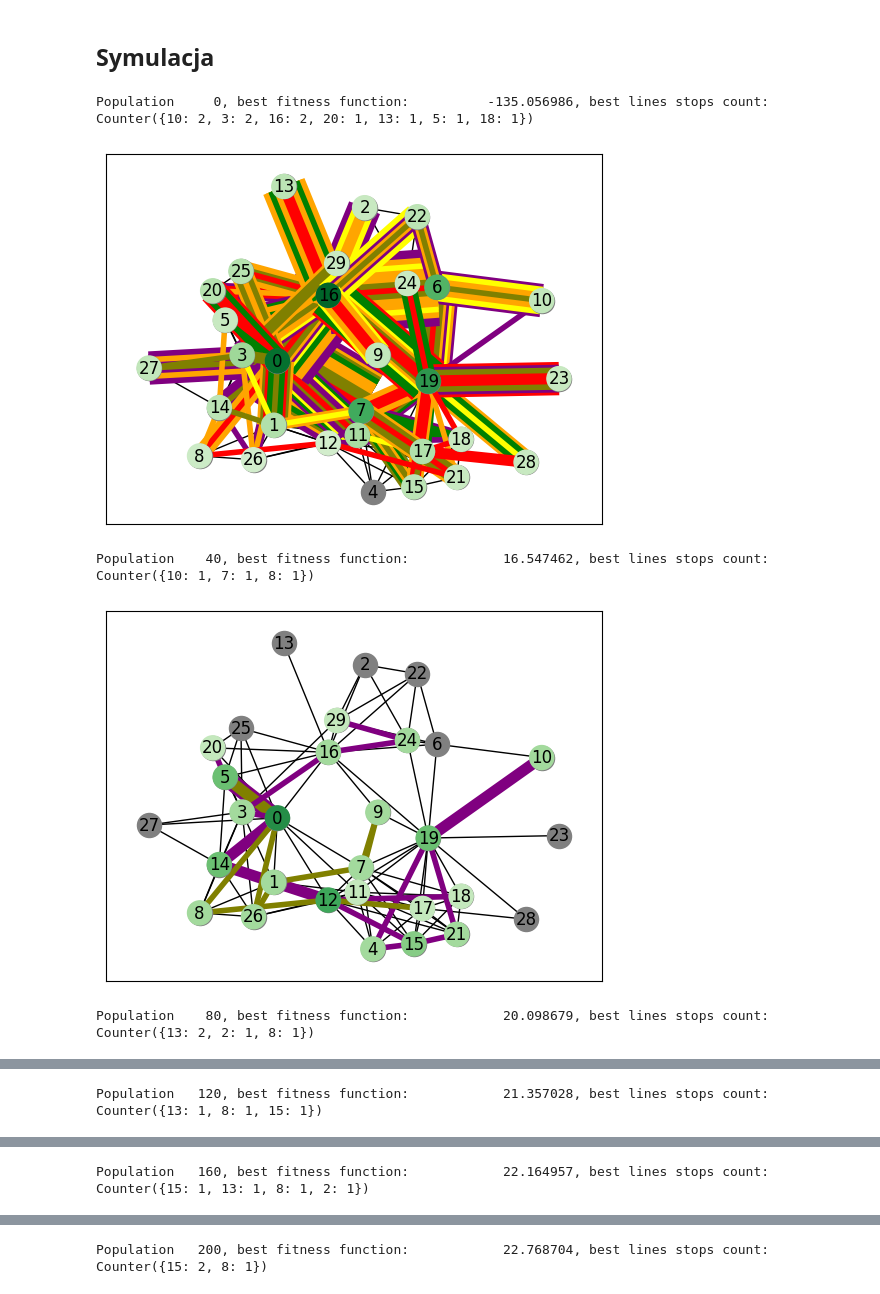
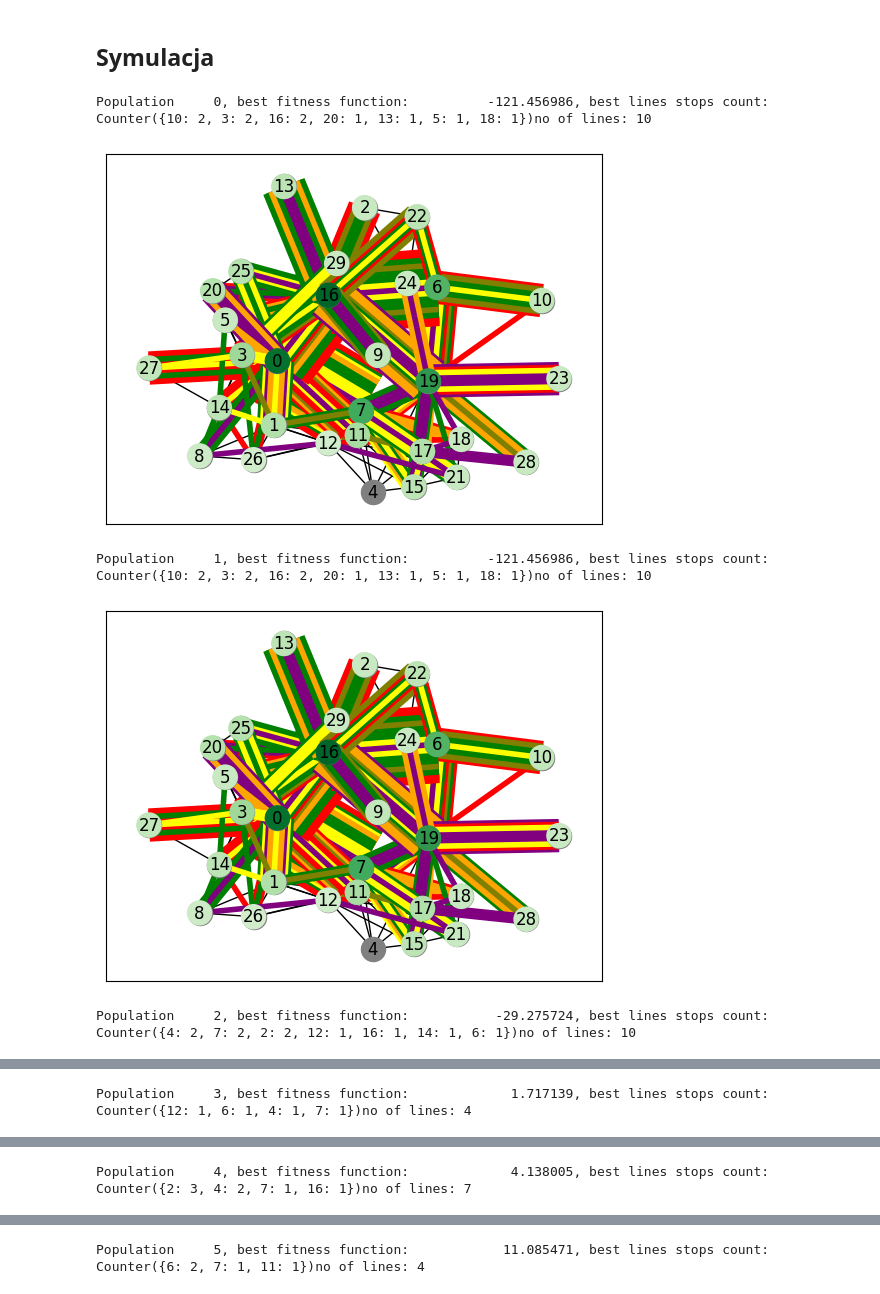
Before and after one commit to pweglik/badania-operacyjne, a Jupyter notebook: docs/mutations test.ipynb, the cells around one changed output, grey strips where cells are left out. Saved outputs shown, nothing was run; the diff lists cells and outputs as text; code cells hidden in the pictures.

```diff
--- a/docs/mutations test.ipynb
+++ b/docs/mutations test.ipynb
@@ -28,36 +28,36 @@ from fitness import fitness
 from initial_population import create_initial_population
 from new_generation.new_generation_function import new_generation_random
 from survival import n_best_survive
 
 
 random.seed(SEED)
 
 G, best_paths = generate_city_graph(N)
 
 line_mutator = LineMutator(G, best_paths)
 genotype_mutator = GenotypeMutator(G, best_paths)
 genotype_crosser = GenotypeCrosser(best_paths)
 
 sim_engine = SimulationEngine(
     G,
     initial_population=create_initial_population(G, best_paths),
     fitness_function=fitness,
     survival_function=lambda population: n_best_survive(
         population, N_IN_POPULATION // 5
     ),
     new_generation_function=lambda population, graph: new_generation_random(
         population,
         N_IN_POPULATION,
         line_mutator,
         genotype_mutator,
         genotype_crosser,
     ),
 )
 
-sim_engine.run(200, 40, report_show=True)
+sim_engine.run(10, 1, report_show=True)
 # %% [output]
-Population     0, best fitness function:          -135.056986, best lines stops count: Counter({10: 2, 3: 2, 16: 2, 20: 1, 13: 1, 5: 1, 18: 1})
+Population     0, best fitness function:          -121.456986, best lines stops count: Counter({10: 2, 3: 2, 16: 2, 20: 1, 13: 1, 5: 1, 18: 1})no of lines: 10
-[figure, old version]
+[figure, new version]
-Population    40, best fitness function:            16.547462, best lines stops count: Counter({10: 1, 7: 1, 8: 1})
+Population     1, best fitness function:          -121.456986, best lines stops count: Counter({10: 2, 3: 2, 16: 2, 20: 1, 13: 1, 5: 1, 18: 1})no of lines: 10
-[figure, old version]
+[figure, new version]
-Population    80, best fitness function:            20.098679, best lines stops count: Counter({13: 2, 2: 1, 8: 1})
+Population     2, best fitness function:           -29.275724, best lines stops count: Counter({4: 2, 7: 2, 2: 2, 12: 1, 16: 1, 14: 1, 6: 1})no of lines: 10
@@ -65 +65 @@ Population    80, best fitness function:            20.098679, best lines stops
-Population   120, best fitness function:            21.357028, best lines stops count: Counter({13: 1, 8: 1, 15: 1})
+Population     3, best fitness function:             1.717139, best lines stops count: Counter({12: 1, 6: 1, 4: 1, 7: 1})no of lines: 4
@@ -67 +67 @@ Population   120, best fitness function:            21.357028, best lines stops
-Population   160, best fitness function:            22.164957, best lines stops count: Counter({15: 1, 13: 1, 8: 1, 2: 1})
+Population     4, best fitness function:             4.138005, best lines stops count: Counter({2: 3, 4: 2, 7: 1, 16: 1})no of lines: 7
@@ -69 +69 @@ Population   160, best fitness function:            22.164957, best lines stops
-Population   200, best fitness function:            22.768704, best lines stops count: Counter({15: 2, 8: 1})
+Population     5, best fitness function:            11.085471, best lines stops count: Counter({6: 2, 7: 1, 11: 1})no of lines: 4
```
Also changed, not shown: parts of 7 cells of this notebook, 2 other files.
